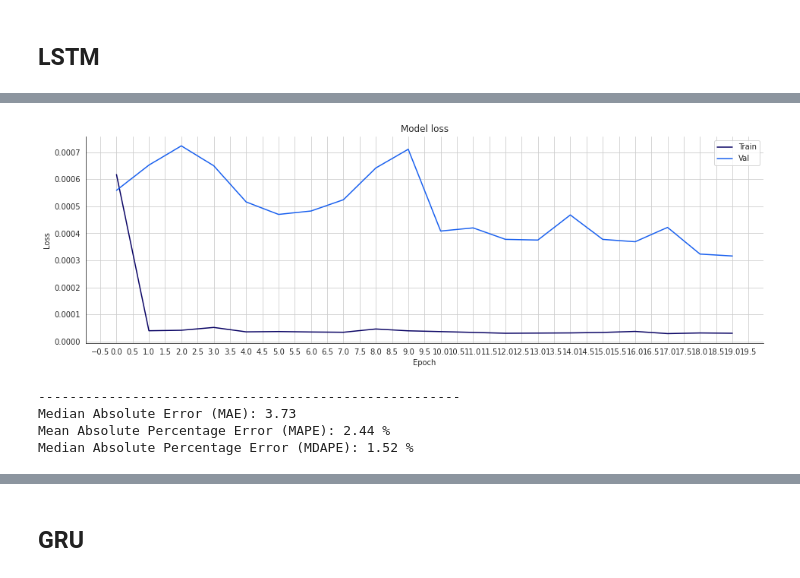
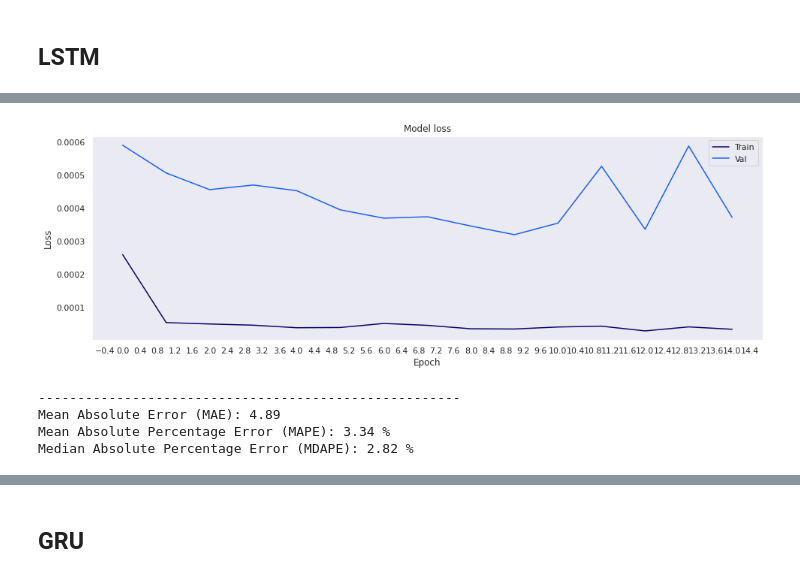
Before and after one commit to Anomaly1702/Ass3_Rnn, a Jupyter notebook: ASS3_RNN.ipynb, the cells around one changed output, grey strips where cells are left out. Drawn from its saved outputs; the diff is of its cells as text; code cells hidden in the pictures.

```diff
--- a/ASS3_RNN.ipynb
+++ b/ASS3_RNN.ipynb
@@ -96,3 +100,23 @@ start_d = str(MSFT.index[0].date())
 | 75% | 266 | 269 | 264 | 267 | 266 | 31323400 |
 | max | 291 | 294 | 290 | 293 | 292 | 82543200 |
 Data for Microsoft stock performance from 2010-01-04
+# %%
+# use seaborn style
+sns.set_theme()
+splitsize = .2
+data = MSFT.copy()
+test_size = int(np.round(len(data)*splitsize))
+bg_train_size = len(data) - test_size
+val_size = int(np.round(bg_train_size*(splitsize/2)))
+train_size = bg_train_size - val_size
+# plt.plot(data.index,data['Close'])
+plt.figure(figsize=(15,7))
+plt.plot(data.index.values[:train_size],data['Close'].values[:train_size],label = 'Training data', color='red')
+plt.plot(data.index.values[train_size:bg_train_size],data['Close'].values[train_size:bg_train_size],label = 'Validation data', color='green')
+plt.plot(data.index.values[bg_train_size:],data['Close'].values[bg_train_size:],label = 'Testing data', color='blue')
+plt.show
+plt.xlabel('Date')
+plt.ylabel('CLosing Stock price')
+plt.title('Closing Stock Market values for Microsoft Inc')
+plt.legend()
+plt.show()
@@ -157,3 +252,13 @@ display(filtered_df.tail())
+# %%
+end_date =  date.today().strftime("%Y-%m-%d")
+start_date = '2010-01-01'
+symbol = "AAPL"
+data = get_data(symbol, start_date, end_date)
+rolling_window = 8
+predicted_sma = data.rolling(rolling_window).mean()[rolling_window:]
+true_sma = data[rolling_window:]
+mse = mean_squared_error(true_sma['Close'].values, predicted_sma['Close'].values)
+print(mse)
 # %% [markdown]
 #Code from classes
 # %%
@@ -226,7 +331,7 @@ class Basenet():
     def train(self,model,epochs,x_train,y_train,x_val,y_val,scaler_pred,batch_size = 16):
         self.epoch = epochs
         # Training the model
-        early_stop = EarlyStopping(monitor='loss', patience=5, verbose=1)
+        early_stop = EarlyStopping(monitor='val_loss', patience=5, verbose=1)
 
         history = model.fit(x_train, y_train,
                             batch_size=batch_size,
@@ -242,8 +347,8 @@ class Basenet():
         y_pred = scaler_pred.inverse_transform(y_pred_scaled)
         y_val_unscaled = scaler_pred.inverse_transform(y_val.reshape(-1, 1))
 
-        # Plot training & validation loss values
-        self.plot_Loss (history)
+        # # Plot training & validation loss values
+        # self.plot_Loss (history)
 
         return history,y_pred_scaled,y_pred,y_val_unscaled
 
@@ -503,7 +604,7 @@ class LSTM_cls(Basenet):
 # %%
 optimizer = 'adam'
 lr=0.001
-batch_size = 30
+batch_size = 16
 epochs = 20
 index_Close = 3
 sequence_length = 20
@@ -514,11 +615,13 @@ x_train,y_train,x_val,y_val,x_test,y_test = lstm.split_data(data_scaled,.2)
 lstm_model = lstm.LSTM_model(x_train,optimizer,lr)
 history,y_pred_scaled,y_pred,y_val_unscaled = lstm.train(lstm_model,epochs,x_train,y_train,x_val,y_val,scaler_pred,batch_size)
 
+# Plot training & validation loss values
+lstm.plot_Loss (history)
 
 print("------------------------------------------------------")
 # Mean Absolute Error (MAE)
 MAE = mean_absolute_error(y_val_unscaled, y_pred)
-print(f'Median Absolute Error (MAE): {np.round(MAE, 2)}')
+print(f'Mean Absolute Error (MAE): {np.round(MAE, 2)}')
 
 # Mean Absolute Percentage Error (MAPE)
 MAPE = np.mean((np.abs(np.subtract(y_val_unscaled, y_pred)/ y_val_unscaled))) * 100
@@ -548,8 +651,8 @@ Epoch 20/20
-[figure, old version]
+[figure, new version]
 ------------------------------------------------------
-Median Absolute Error (MAE): 3.73
-Mean Absolute Percentage Error (MAPE): 2.44 %
-Median Absolute Percentage Error (MDAPE): 1.52 %
+Mean Absolute Error (MAE): 4.89
+Mean Absolute Percentage Error (MAPE): 3.34 %
+Median Absolute Percentage Error (MDAPE): 2.82 %
 # %%
 # The date from which on the date is displayed
 display_start_date = start_d
```
Also changed, not shown: parts of 24 cells of this notebook.
